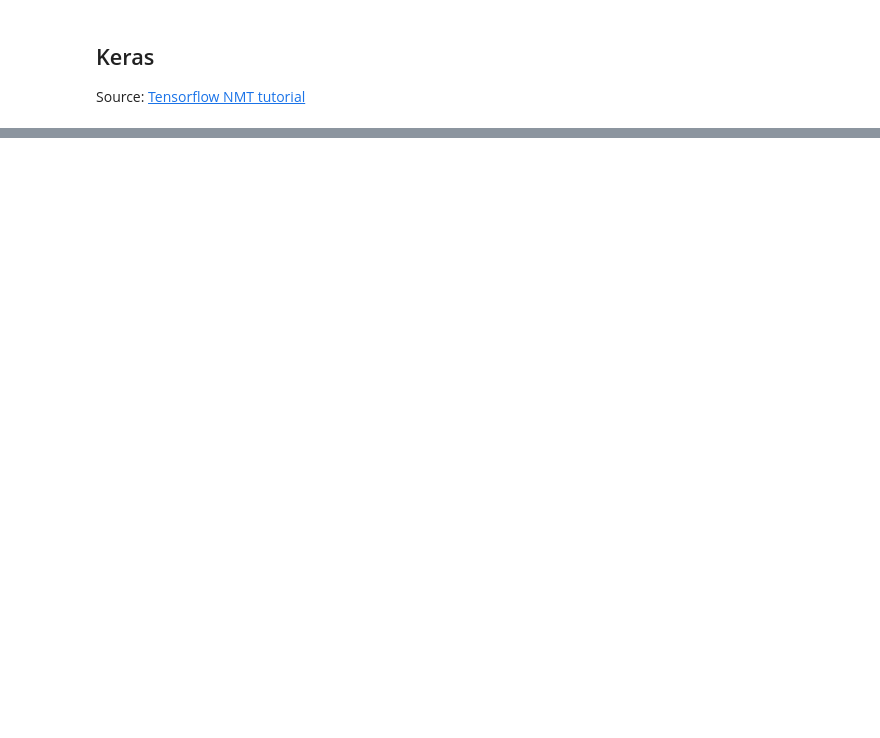
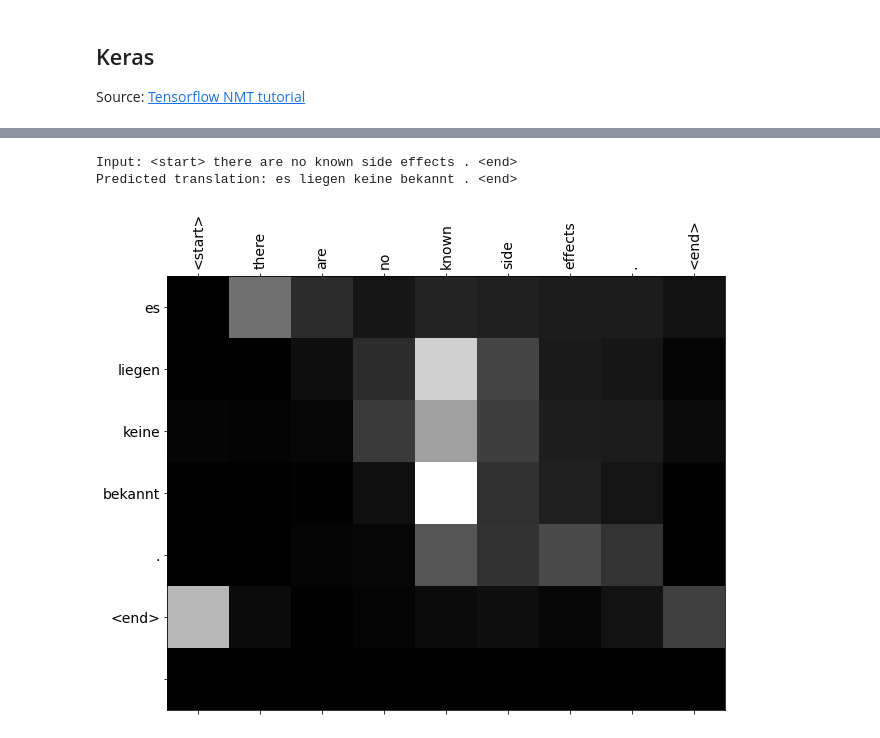
Before and after one commit to kartik727/neural-machine-translation, a Jupyter notebook: Seq2Seq_with_attention.ipynb, the cells around one changed output, grey strips where cells are left out. Drawn from its saved outputs; the diff is of its cells as text; code cells hidden in the pictures; blank space fills up the shorter version.

```diff
--- a/Seq2Seq_with_attention.ipynb
+++ b/Seq2Seq_with_attention.ipynb
@@ -62,23 +50,23 @@ config_dict = {
         'n_attention_heads' : 1,
         'attention_dropout' : 0.,
         'n_units' : 1024,
-        'batch_size' : 64,
+        'batch_size' : 32,
     },
     'languages' : {
         'input' : {
             'name' : 'en',
             'sentence_maxlen' : 30,
-            'vocab_size' : 8187,
+            'vocab_size' : 20_000,
         },
         'target' : {
             'name' : 'de',
             'sentence_maxlen' : 30,
-            'vocab_size' : 11976,
+            'vocab_size' : 20_000,
         }
     },
     'data' : {
         'dataset_name' : 'opus',
-        'load_pcnt' : 3,
+        'load_pcnt' : 5,
         'shuffle' : True
     },
     'preprocessing' : {
@@ -89,6 +77,11 @@ config_dict = {
     },
     'training' : {
         'epochs' : 10
+    },
+    'logging' : {
+        'dir' : '/content/out/tensorboard/logs/'
+        'name' : 'seq2seq machine translation'
+        'description' : 'NMT using seq2seq model with attention'
     }
 }
 
@@ -109,6 +102,8 @@ except ValueError:
   print('Not connected to a TPU runtime')
 # %% [output]
 Not connected to a TPU runtime
+# %%
+logger = TB_Logger(config.logging.dir)
 # %%
 dataset_train = tfds.load(config.data.dataset_name, split=f'train[:{config.data.load_pcnt}%]', batch_size=-1, shuffle_files=config.data.shuffle)
 ds_np = tfds.as_numpy(dataset_train)
@@ -441,0 +459,6 @@ ds_np['en'][35]
+# %%
+translate('There are no known side-effects.')
+# %% [output]
+Input: <start> there are no known side effects . <end>
+Predicted translation: es liegen keine bekannt . <end>
+[figure, added]
```
Also changed, not shown: parts of 18 cells of this notebook.
